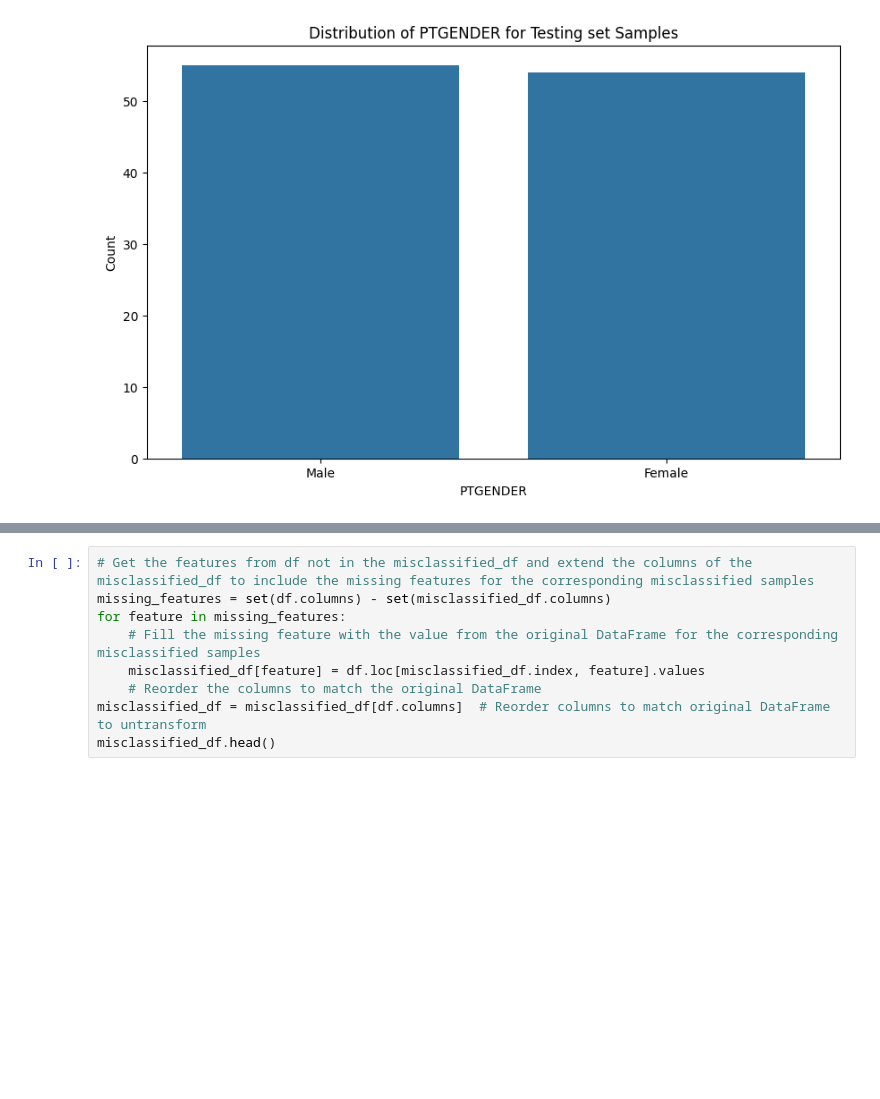
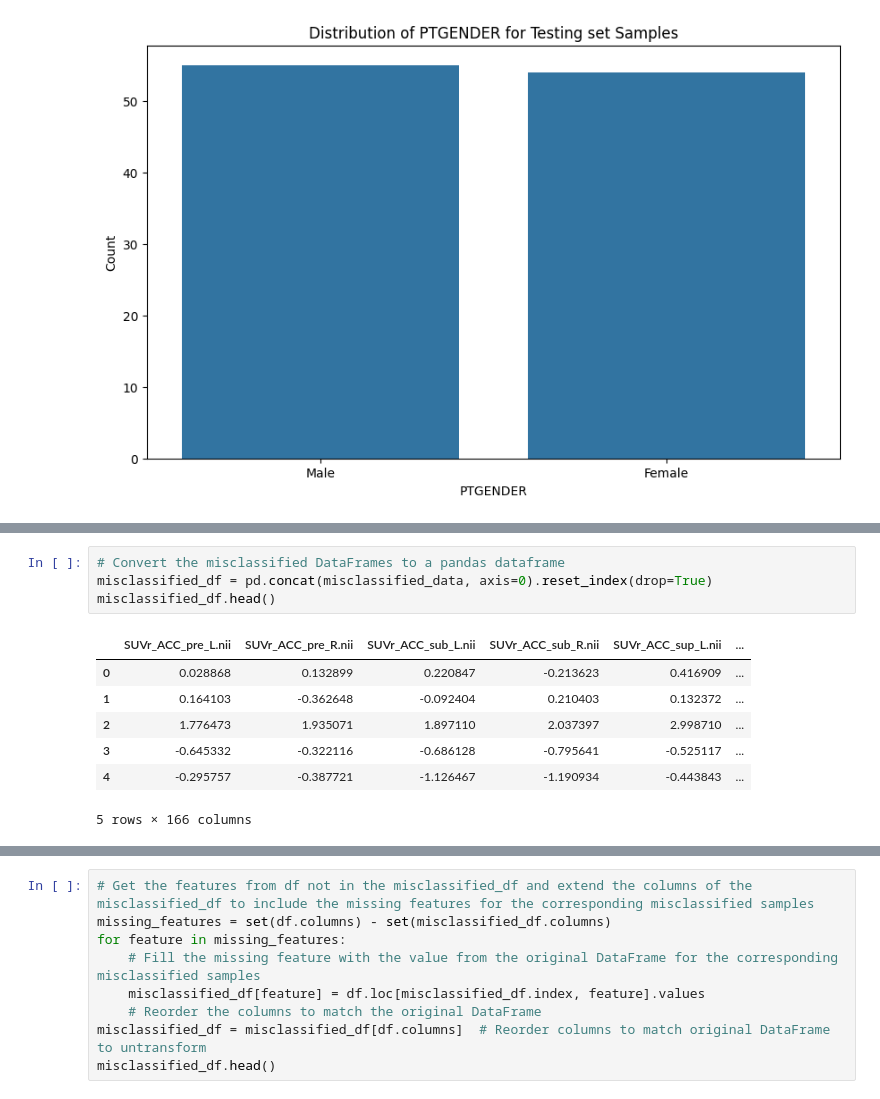
Before and after one commit to Aquila69420/adni-ml, a Jupyter notebook: torch_classification.ipynb, the cells around one changed output, grey strips where cells are left out. Saved outputs shown, nothing was run; the diff lists cells and outputs as text; blank space fills up the shorter version.

```diff
--- a/torch_classification.ipynb
+++ b/torch_classification.ipynb
@@ -157,0 +206,12 @@ ROC AUC: 0.8209302325581395
+# %%
+# Convert the misclassified DataFrames to a pandas dataframe
+misclassified_df = pd.concat(misclassified_data, axis=0).reset_index(drop=True)
+misclassified_df.head()
+# %% [output]
+|  | SUVr_ACC_pre_L.nii | SUVr_ACC_pre_R.nii | SUVr_ACC_sub_L.nii | SUVr_ACC_sub_R.nii | SUVr_ACC_sup_L.nii | ... |
+| 0 | 0.028868 | 0.132899 | 0.220847 | -0.213623 | 0.416909 | ... |
+| 1 | 0.164103 | -0.362648 | -0.092404 | 0.210403 | 0.132372 | ... |
+| 2 | 1.776473 | 1.935071 | 1.897110 | 2.037397 | 2.998710 | ... |
+| 3 | -0.645332 | -0.322116 | -0.686128 | -0.795641 | -0.525117 | ... |
+| 4 | -0.295757 | -0.387721 | -1.126467 | -1.190934 | -0.443843 | ... |
+5 rows × 166 columns
```
Also changed, not shown: parts of 15 cells of this notebook.
